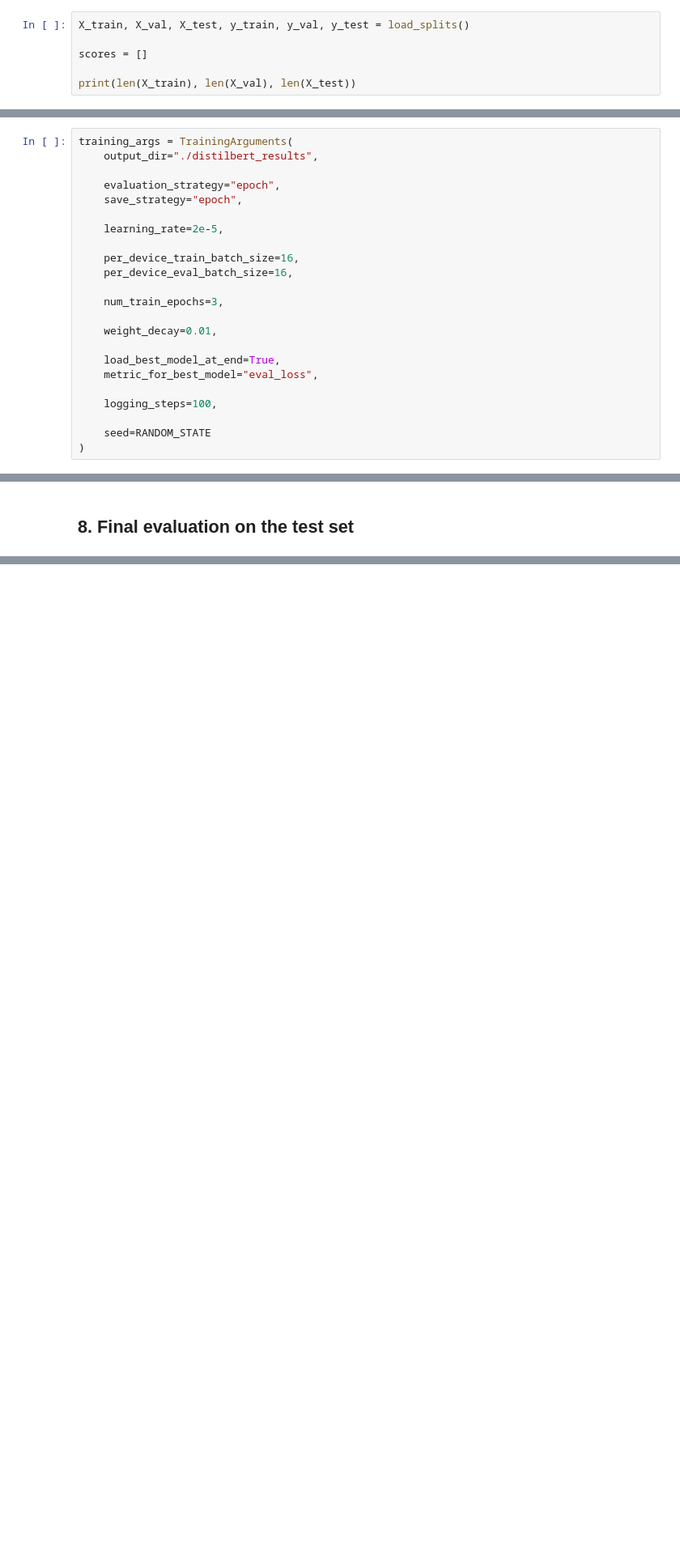
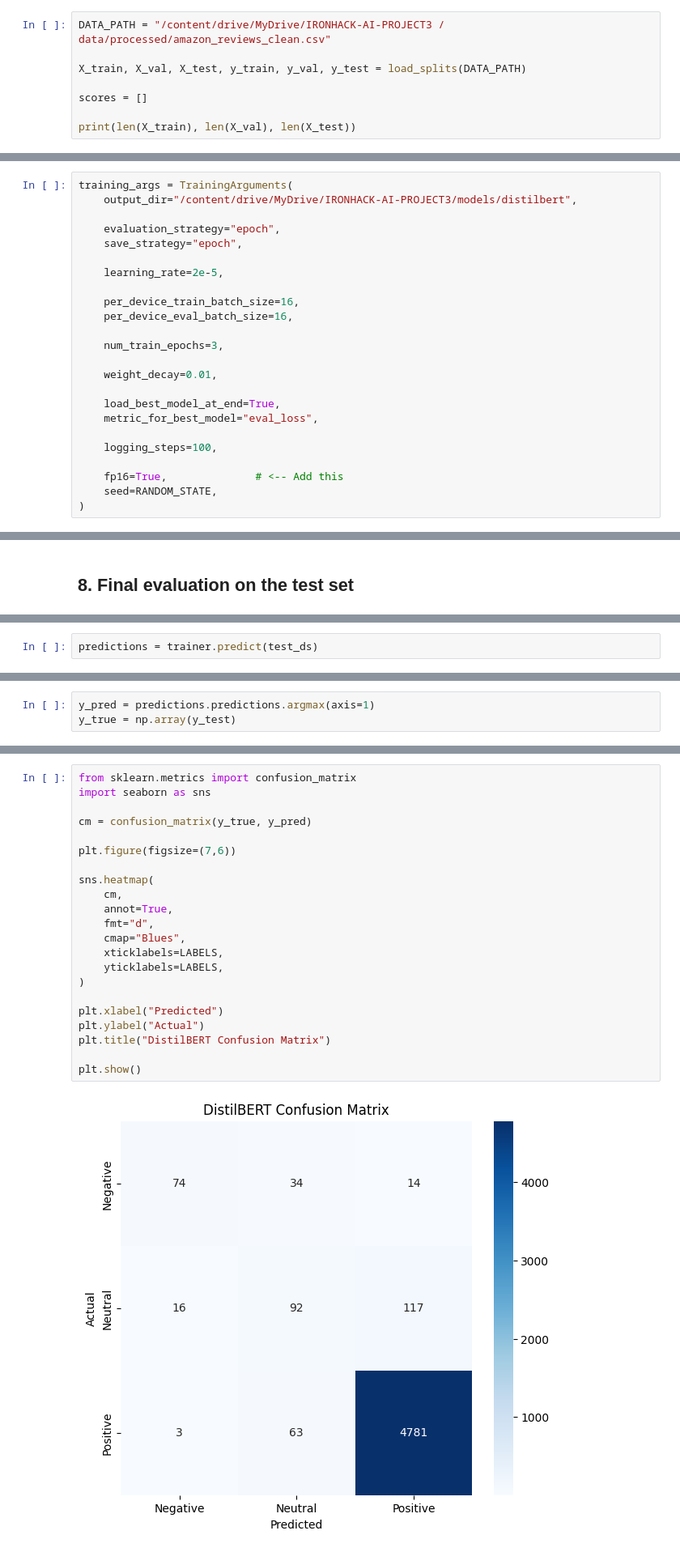
Before and after one commit to Casildagsf/IRONHACK-AI-PROJECT3, a Jupyter notebook: Classification/distilbert.ipynb, the cells around one changed output, grey strips where cells are left out. Shown at 81% size. Drawn from its saved outputs; the diff is of its cells as text; blank space fills up the shorter version.

```diff
--- a/Classification/distilbert.ipynb
+++ b/Classification/distilbert.ipynb
@@ -33,7 +52,9 @@ ModuleNotFoundError: No module named 'functions'
 # %% [markdown]
 ## 2. Load data the canonical split
 # %%
-X_train, X_val, X_test, y_train, y_val, y_test = load_splits()
+DATA_PATH = "/content/drive/MyDrive/IRONHACK-AI-PROJECT3 / data/processed/amazon_reviews_clean.csv"
+
+X_train, X_val, X_test, y_train, y_val, y_test = load_splits(DATA_PATH)
 
 scores = []
 
@@ -235,7 +258,7 @@ The following hyperparameters were selected as a standard starting point for fin
 | Best model selection | **Validation loss** | Retains the checkpoint with the lowest validation loss rather than simply keeping the final epoch. |
 # %%
 training_args = TrainingArguments(
-    output_dir="./distilbert_results",
+    output_dir="/content/drive/MyDrive/IRONHACK-AI-PROJECT3/models/distilbert",
 
     evaluation_strategy="epoch",
     save_strategy="epoch",
@@ -254,7 +277,8 @@ training_args = TrainingArguments(
 
     logging_steps=100,
 
-    seed=RANDOM_STATE
+    fp16=True,              # <-- Add this
+    seed=RANDOM_STATE,
 )
 # %% [markdown]
 ### 6.2 Create the Trainer
@@ -283,0 +341,2 @@ KeyboardInterrupt:
+# %%
+predictions = trainer.predict(test_ds)
@@ -283,0 +345,3 @@ KeyboardInterrupt:
+# %%
+y_pred = predictions.predictions.argmax(axis=1)
+y_true = np.array(y_test)
@@ -284 +374,25 @@ KeyboardInterrupt:
+# %%
+from sklearn.metrics import confusion_matrix
+import seaborn as sns
+
+cm = confusion_matrix(y_true, y_pred)
+
+plt.figure(figsize=(7,6))
+
+sns.heatmap(
+    cm,
+    annot=True,
+    fmt="d",
+    cmap="Blues",
+    xticklabels=LABELS,
+    yticklabels=LABELS,
+)
+
+plt.xlabel("Predicted")
+plt.ylabel("Actual")
+plt.title("DistilBERT Confusion Matrix")
+
+plt.show()
+# %% [output]
+[figure, added]
 # %% [markdown]
```
Also changed, not shown: parts of 26 cells of this notebook.
